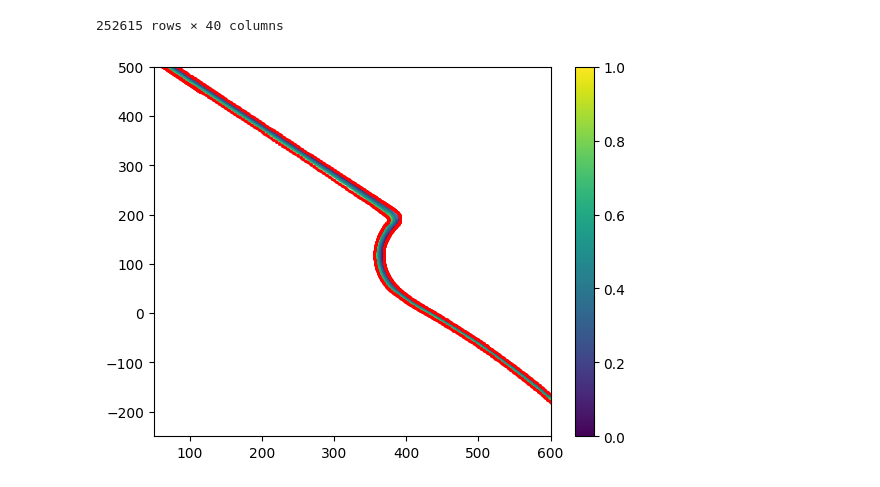
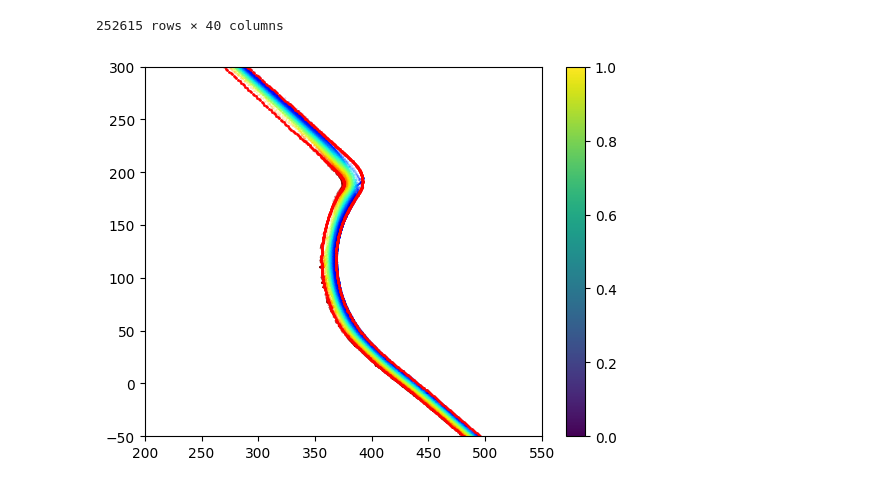
Before and after one commit to Bgon01/Data3001-capstone, a Jupyter notebook: feature_eng/track_ratio_func.ipynb, the cells around one changed output. Saved outputs shown, nothing was run; the diff lists cells and outputs as text; code cells hidden in the pictures.

```diff
--- a/feature_eng/track_ratio_func.ipynb
+++ b/feature_eng/track_ratio_func.ipynb
@@ -30,12 +30,12 @@ df
 | 278108 | 1359 | 9.988606e+18 | 3262 | 2 | 1 | 853.535645 | 13488 | ... |
 252615 rows × 40 columns
 # %%
-plt.scatter(df["WORLDPOSX"], df["WORLDPOSY"],c=df["track_ratio_left"], cmap='viridis', alpha=1,s=0.01)
+plt.scatter(df["WORLDPOSX"], df["WORLDPOSY"],c=df["track_ratio_left"], cmap='jet', alpha=1,s=0.01)
 plt.scatter(left_df["WORLDPOSX"], left_df["WORLDPOSY"],s=1,c='red')
 plt.scatter(right_df["WORLDPOSX"], right_df["WORLDPOSY"], s=1,c='red')
-plt.xlim(50, 600)
-plt.ylim(-250, 500)
+plt.xlim(200, 550)
+plt.ylim(-50, 300)
 plt.colorbar()
 plt.show()
 # %% [output]
-[figure, old version]
+[figure, new version]
```
Also changed, not shown: parts of 1 cell of this notebook, 3 other files.
